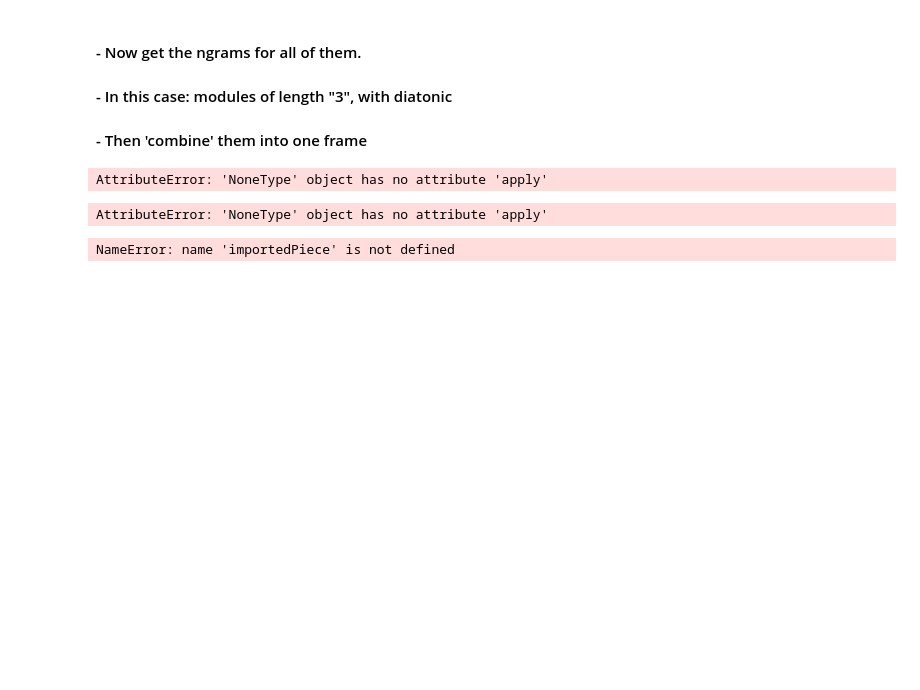
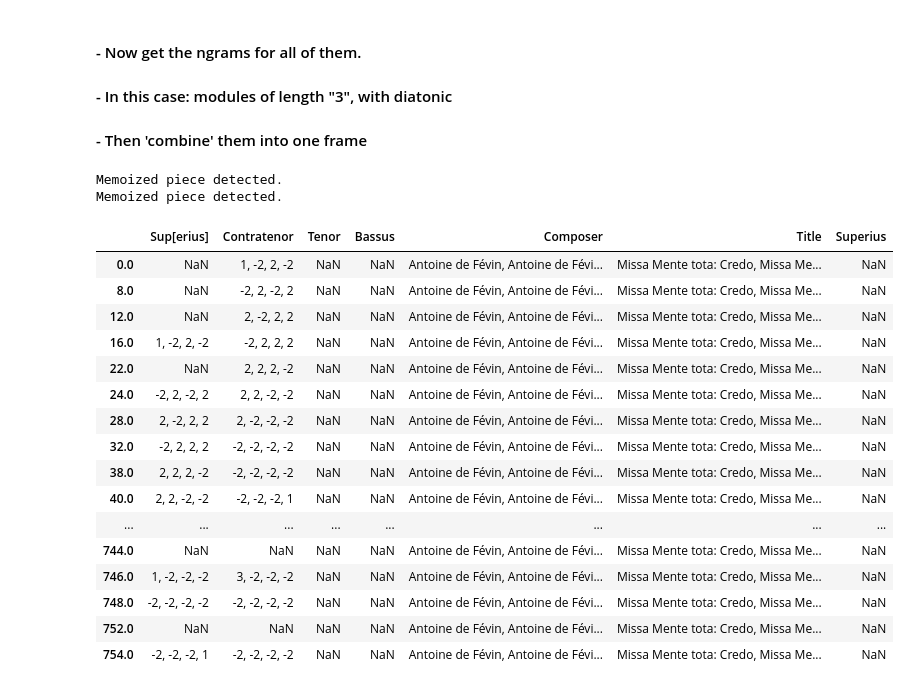
Before and after one commit to RichardFreedman/CRIM_JHUB, a Jupyter notebook: CRIM_02_Melodic_Harmonic.ipynb, the cells around one changed output. Cells and saved outputs as stored; diff of their text form; code cells hidden in the pictures; blank space fills up the shorter version.

```diff
--- a/CRIM_02_Melodic_Harmonic.ipynb
+++ b/CRIM_02_Melodic_Harmonic.ipynb
@@ -406,20 +418,31 @@ Successfully imported https://crimproject.org/mei/CRIM_Model_0008.mei
 #### - In this case:  modules of length "3", with diatonic
 #### - Then 'combine' them into one frame
 # %%
+corpus = CorpusBase(['https://crimproject.org/mei/CRIM_Mass_0014_3.mei',
+                             'https://crimproject.org/mei/CRIM_Model_0009.mei'])
+func1 = ImportedPiece.getMelodic
+list_of_dfs = corpus.batch(func=func1, kwargs={'kind': 'd', 'end': False}, metadata=False)
+func2 = ImportedPiece.getNgrams
+list_of_melodic_ngrams = corpus.batch(func=func2, kwargs={'n': 4, 'df': list_of_dfs}, metadata=False)
 
-ngrams = corpus.batch(ImportedPiece.getNgrams, kwargs={'n': 3, 'how': 'columnwise', 'interval_settings': ('d', False, False)} )
-# combined_ngrams = pd.concat(ngrams)
+pd.concat(list_of_melodic_ngrams )
 # %% [output]
-AttributeError: 'NoneType' object has no attribute 'apply'
+Memoized piece detected.
+Memoized piece detected.
+|  | Sup[erius] | Contratenor | Tenor | Bassus | Composer | Title | Superius |
+| 0.0 | NaN | 1, -2, 2, -2 | NaN | NaN | Antoine de Févin, Antoine de Févi... | Missa Mente tota: Credo, Missa Me... | NaN |
+| 8.0 | NaN | -2, 2, -2, 2 | NaN | NaN | Antoine de Févin, Antoine de Févi... | Missa Mente tota: Credo, Missa Me... | NaN |
+| 12.0 | NaN | 2, -2, 2, 2 | NaN | NaN | Antoine de Févin, Antoine de Févi... | Missa Mente tota: Credo, Missa Me... | NaN |
+| 16.0 | 1, -2, 2, -2 | -2, 2, 2, 2 | NaN | NaN | Antoine de Févin, Antoine de Févi... | Missa Mente tota: Credo, Missa Me... | NaN |
+| 22.0 | NaN | 2, 2, 2, -2 | NaN | NaN | Antoine de Févin, Antoine de Févi... | Missa Mente tota: Credo, Missa Me... | NaN |
+| 24.0 | -2, 2, -2, 2 | 2, 2, -2, -2 | NaN | NaN | Antoine de Févin, Antoine de Févi... | Missa Mente tota: Credo, Missa Me... | NaN |
+| 28.0 | 2, -2, 2, 2 | 2, -2, -2, -2 | NaN | NaN | Antoine de Févin, Antoine de Févi... | Missa Mente tota: Credo, Missa Me... | NaN |
+| 32.0 | -2, 2, 2, 2 | -2, -2, -2, -2 | NaN | NaN | Antoine de Févin, Antoine de Févi... | Missa Mente tota: Credo, Missa Me... | NaN |
+| 38.0 | 2, 2, 2, -2 | -2, -2, -2, -2 | NaN | NaN | Antoine de Févin, Antoine de Févi... | Missa Mente tota: Credo, Missa Me... | NaN |
+| 40.0 | 2, 2, -2, -2 | -2, -2, -2, 1 | NaN | NaN | Antoine de Févin, Antoine de Févi... | Missa Mente tota: Credo, Missa Me... | NaN |
+| ... | ... | ... | ... | ... | ... | ... | ... |
+| 744.0 | NaN | NaN | NaN | NaN | Antoine de Févin, Antoine de Févi... | Missa Mente tota: Credo, Missa Me... | NaN |
+| 746.0 | 1, -2, -2, -2 | 3, -2, -2, -2 | NaN | NaN | Antoine de Févin, Antoine de Févi... | Missa Mente tota: Credo, Missa Me... | NaN |
+| 748.0 | -2, -2, -2, -2 | -2, -2, -2, -2 | NaN | NaN | Antoine de Févin, Antoine de Févi... | Missa Mente tota: Credo, Missa Me... | NaN |
+| 752.0 | NaN | NaN | NaN | NaN | Antoine de Févin, Antoine de Févi... | Missa Mente tota: Credo, Missa Me... | NaN |
+| 754.0 | -2, -2, -2, 1 | -2, -2, -2, -2 | NaN | NaN | Antoine de Févin, Antoine de Févi... | Missa Mente tota: Credo, Missa Me... | NaN |
-# %%
-list_of_dfs = corpus.batch(ImportedPiece.getNgrams, kwargs={'n': 3, 'interval_settings': ('d', False, False)})
-# %% [output]
-AttributeError: 'NoneType' object has no attribute 'apply'
-# %%
-har = importedPiece.getHarmonic()
-mel = importedPiece.getMelodic()
-_n = 5
-ngrams = importedPiece.getNgrams(df=har, other=mel, n=_n)
-ngramDurations = importedPiece.getDuration(df=har, n=_n, mask_df=ngrams)
-# %% [output]
-NameError: name 'importedPiece' is not defined
```
Also changed, not shown: parts of 12 cells of this notebook, 2 other files.
